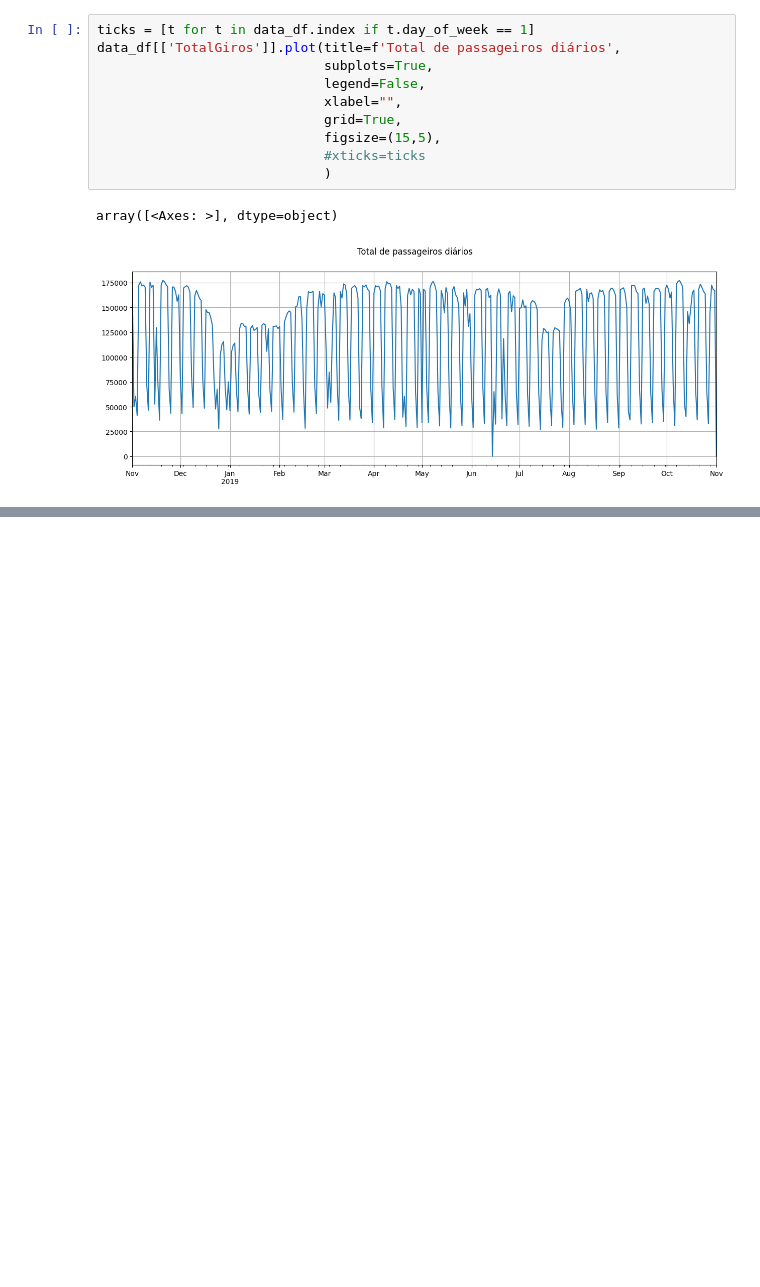
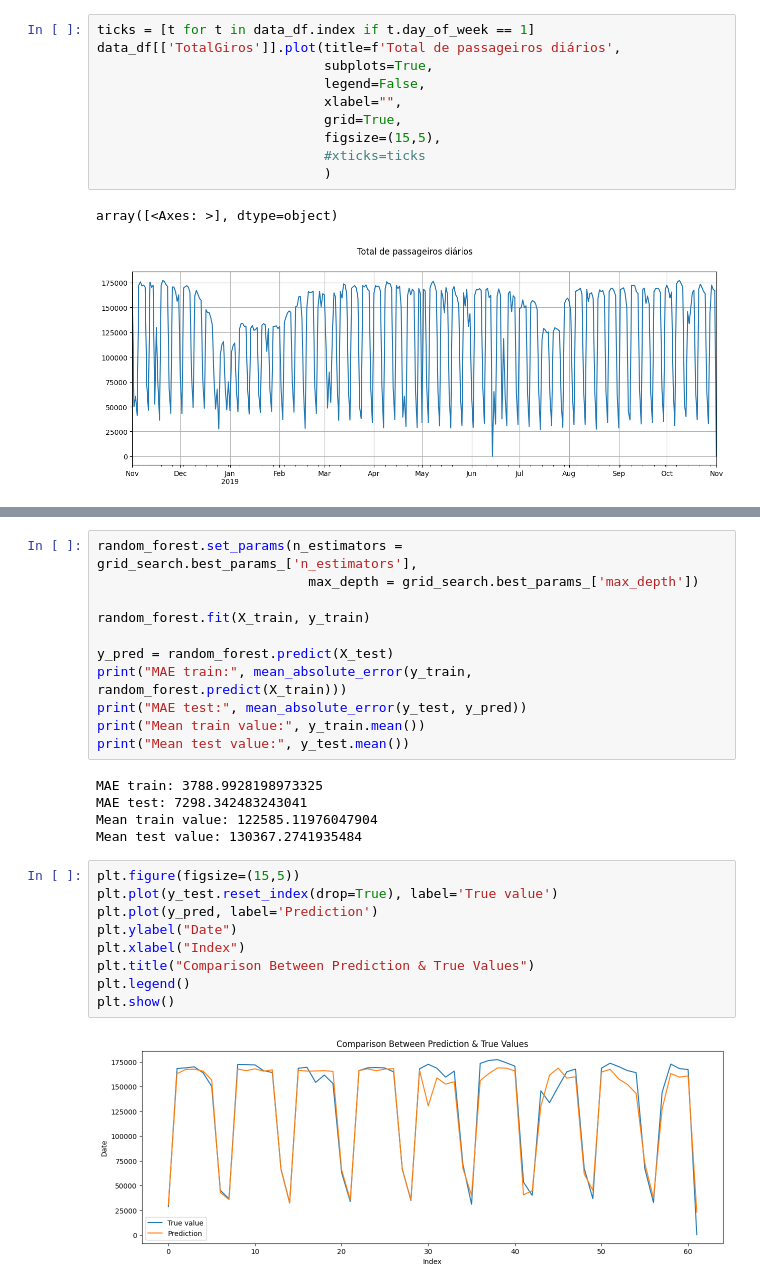
Before and after one commit to afego/ppgc-uff-machine-learning, a Jupyter notebook: florianopolis-bus/floripa-bus.ipynb, the cells around one changed output, grey strips where cells are left out. Drawn from its saved outputs; the diff is of its cells as text; blank space fills up the shorter version.

```diff
--- a/florianopolis-bus/floripa-bus.ipynb
+++ b/florianopolis-bus/floripa-bus.ipynb
@@ -510,0 +708,27 @@ The trend observed in the 5 busiest routes also happens in general. here we can
+# %%
+random_forest.set_params(n_estimators = grid_search.best_params_['n_estimators'],
+                           max_depth = grid_search.best_params_['max_depth'])
+
+random_forest.fit(X_train, y_train)
+
+y_pred = random_forest.predict(X_test)
+print("MAE train:", mean_absolute_error(y_train, random_forest.predict(X_train)))
+print("MAE test:", mean_absolute_error(y_test, y_pred))
+print("Mean train value:", y_train.mean())
+print("Mean test value:", y_test.mean())
+# %% [output]
+MAE train: 3788.9928198973325
+MAE test: 7298.342483243041
+Mean train value: 122585.11976047904
+Mean test value: 130367.2741935484
+# %%
+plt.figure(figsize=(15,5))
+plt.plot(y_test.reset_index(drop=True), label='True value')
+plt.plot(y_pred, label='Prediction')
+plt.ylabel("Date")
+plt.xlabel("Index")
+plt.title("Comparison Between Prediction & True Values")
+plt.legend()
+plt.show()
+# %% [output]
+[figure, added]
```
Also changed, not shown: parts of 32 cells of this notebook.
